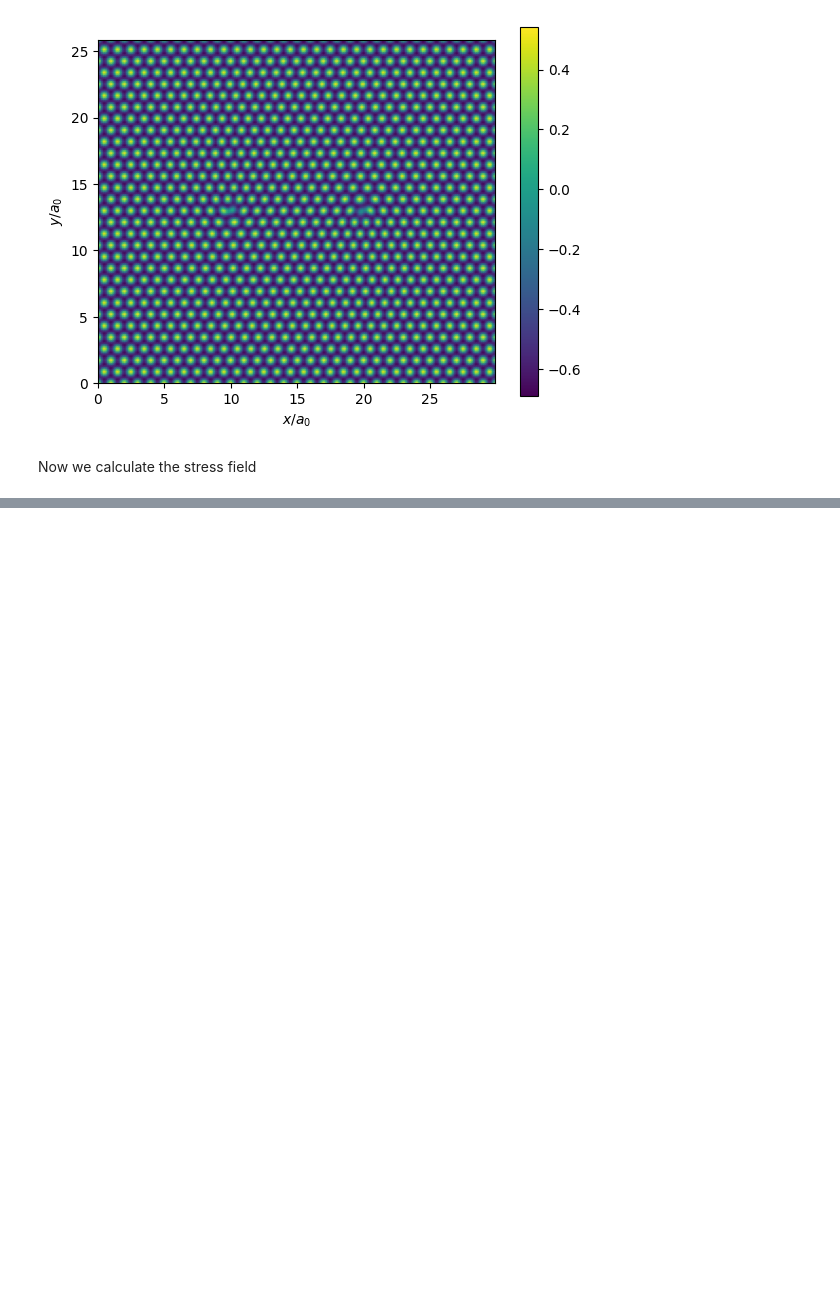
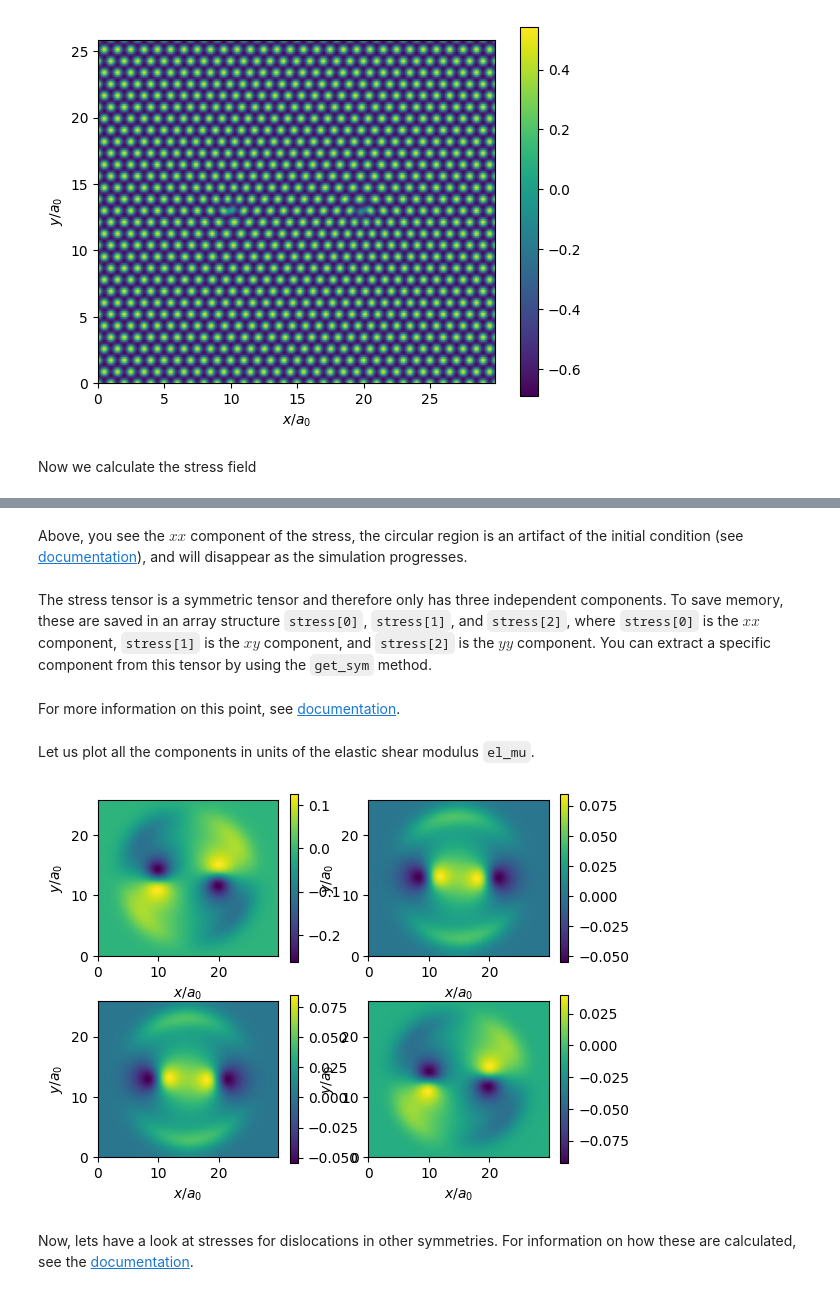
Before and after one commit to vidarsko/ComFiT, a Jupyter notebook: tutorial/phase_field_crystal_stresses_and_strains.ipynb, the cells around one changed output, grey strips where cells are left out. Saved outputs shown, nothing was run; the diff lists cells and outputs as text; code cells hidden in the pictures; blank space fills up the shorter version.

```diff
--- a/tutorial/phase_field_crystal_stresses_and_strains.ipynb
+++ b/tutorial/phase_field_crystal_stresses_and_strains.ipynb
@@ -30,0 +37,21 @@ stress =  pfc.calc_stress_tensor()
+# %% [markdown]
+Above, you see the $xx$ component of the stress, the circular region is an artifact of the initial condition (see [documentation](https://vidarsko.github.io/ComFiT/ClassBaseSystem/#periodic-boundary-conditions-numerical-implementation-of-angle-fields)), and will disappear as the simulation progresses.
+# %% [markdown]
+The stress tensor is a symmetric tensor and therefore only has three independent components.
+To save memory, these are saved in an array structure `stress[0]`, `stress[1]`, and `stress[2]`, where `stress[0]` is the $xx$ component, `stress[1]` is the $xy$ component, and `stress[2]` is the $yy$ component.
+You can extract a specific component from this tensor by using the `get_sym` method.
+# %% [markdown]
+For more information on this point, see [documentation](https://vidarsko.github.io/ComFiT/ClassBaseSystem/).
+# %% [markdown]
+Let us plot all the components in units of the elastic shear modulus `el_mu`.
+# %%
+fig = plt.figure()
+axs = fig.subplots(2,2)
+for i in range(2):
+    for j in range(2):
+        pfc.plot_field(pfc.get_sym(stress,i,j)/pfc.el_mu,ax=axs[i,j])
+# %% [output]
+[figure, added]
+# %% [markdown]
+Now, lets have a look at stresses for dislocations in other symmetries.
+For information on how these are calculated, see the [documentation](https://vidarsko.github.io/ComFiT/ClassPhaseFieldCrystal/#elasticity).
```
Also changed, not shown: parts of 3 cells of this notebook, 3 other files.
